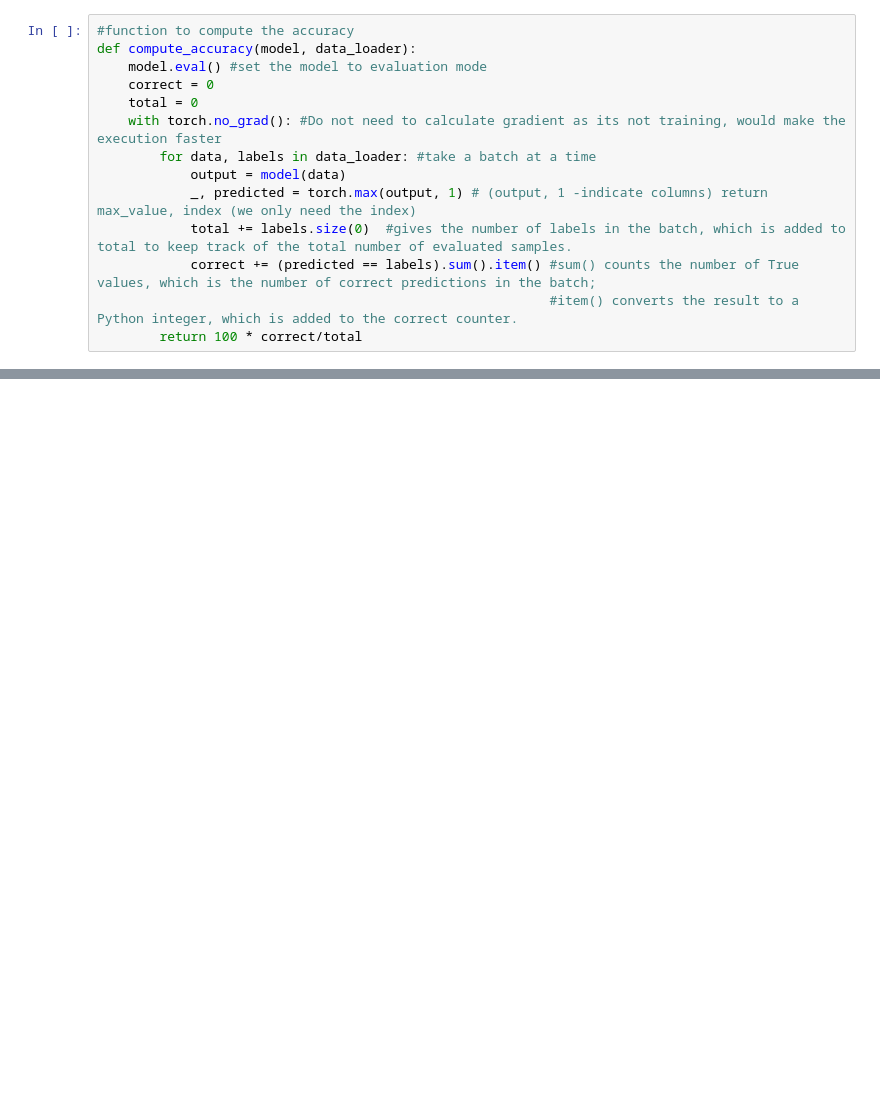
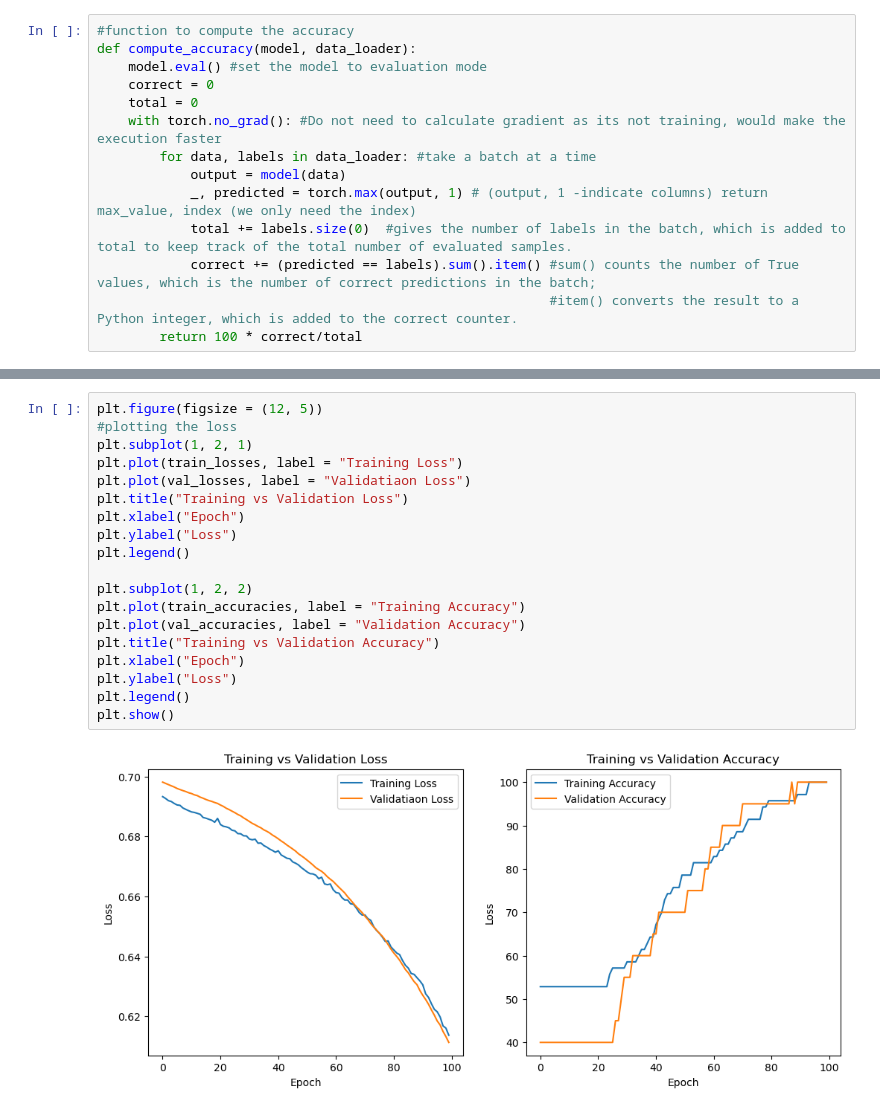
Before and after one commit to ShaonBhattaShuvo/Artificial_Intelligence_with_Python, a Jupyter notebook: Deep_Learning_With_PyTorch/PyTorch_BinaryClassifcation.ipynb, the cells around one changed output, grey strips where cells are left out. Cells and saved outputs as stored; diff of their text form; blank space fills up the shorter version.

Commit message:
Binary classification plots added

```diff
--- a/Deep_Learning_With_PyTorch/PyTorch_BinaryClassifcation.ipynb
+++ b/Deep_Learning_With_PyTorch/PyTorch_BinaryClassifcation.ipynb
@@ -156,0 +157,21 @@ Epoch 100, Trainning Loss: 0.62, Validation Loss:  0.63, Train Accuracy:  97.14,
+# %%
+plt.figure(figsize = (12, 5))
+#plotting the loss
+plt.subplot(1, 2, 1)
+plt.plot(train_losses, label = "Training Loss")
+plt.plot(val_losses, label = "Validatiaon Loss")
+plt.title("Training vs Validation Loss")
+plt.xlabel("Epoch")
+plt.ylabel("Loss")
+plt.legend()
+
+plt.subplot(1, 2, 2)
+plt.plot(train_accuracies, label = "Training Accuracy")
+plt.plot(val_accuracies, label = "Validation Accuracy")
+plt.title("Training vs Validation Accuracy")
+plt.xlabel("Epoch")
+plt.ylabel("Loss")
+plt.legend()
+plt.show()
+# %% [output]
+[figure, added]
```
Also changed, not shown: parts of 4 cells of this notebook, 1 other file.
